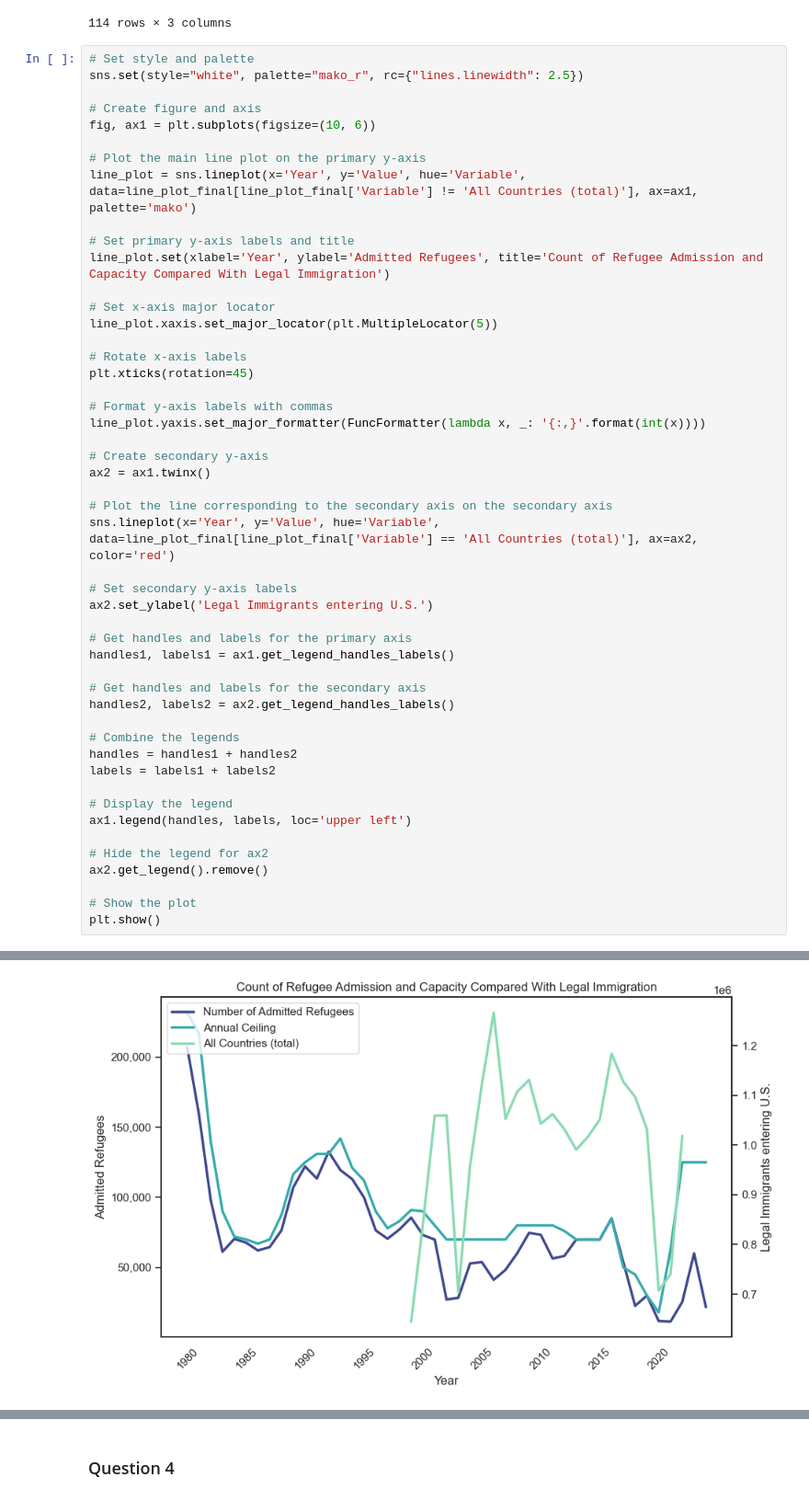
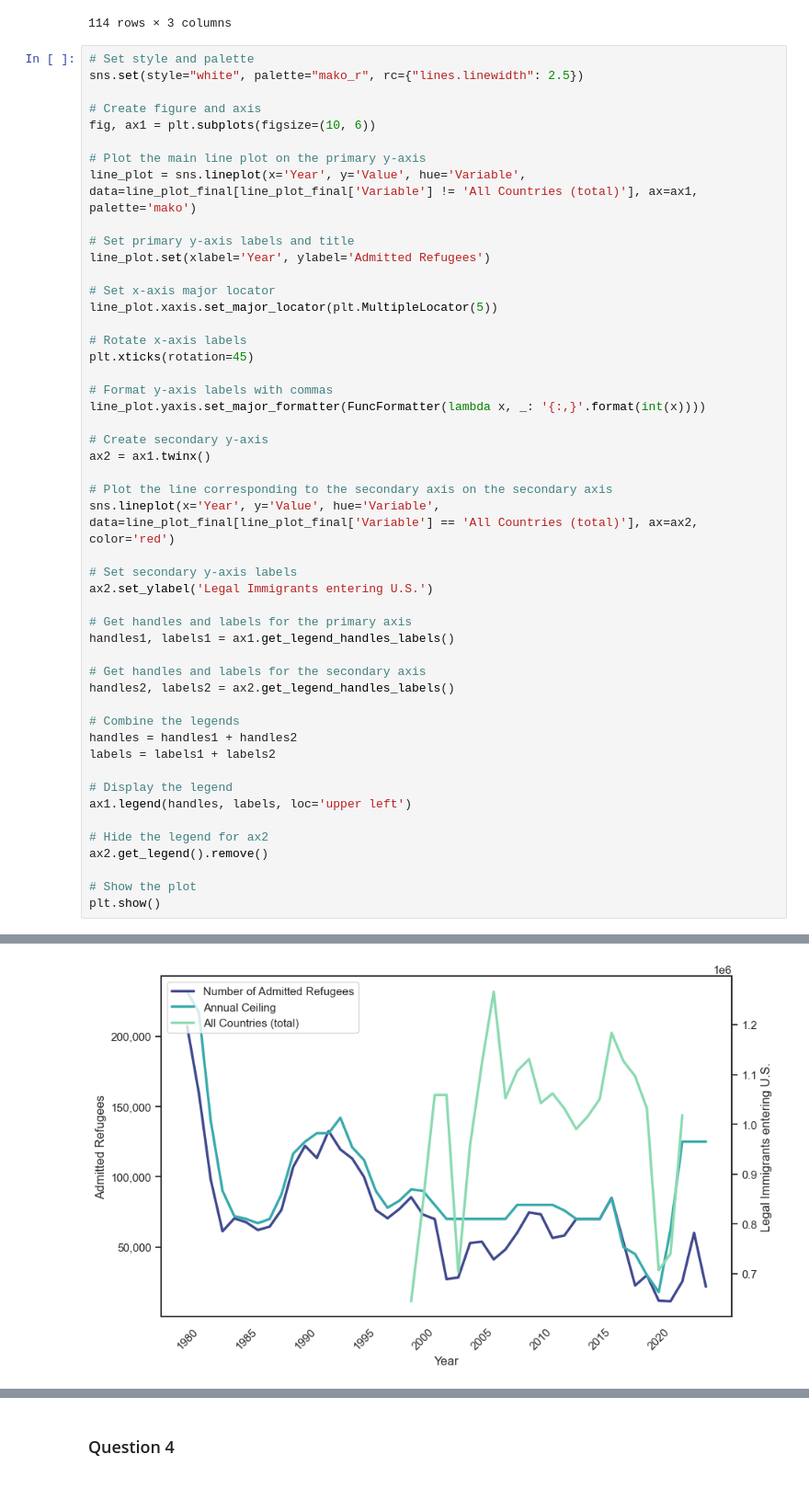
Before and after one commit to MaxB5282/Capstone, a Jupyter notebook: data/data exploration.ipynb, the cells around one changed output, grey strips where cells are left out. Shown at 92% size. Saved outputs shown, nothing was run; the diff lists cells and outputs as text.

```diff
--- a/data/data exploration.ipynb
+++ b/data/data exploration.ipynb
@@ -522,7 +515,7 @@ fig, ax1 = plt.subplots(figsize=(10, 6))
 line_plot = sns.lineplot(x='Year', y='Value', hue='Variable', data=line_plot_final[line_plot_final['Variable'] != 'All Countries (total)'], ax=ax1, palette='mako')
 
 # Set primary y-axis labels and title
-line_plot.set(xlabel='Year', ylabel='Admitted Refugees', title='Count of Refugee Admission and Capacity Compared With Legal Immigration')
+line_plot.set(xlabel='Year', ylabel='Admitted Refugees')
 
 # Set x-axis major locator
 line_plot.xaxis.set_major_locator(plt.MultipleLocator(5))
@@ -544,31 +537,31 @@ ax2.set_ylabel('Legal Immigrants entering U.S.')
 
 # Get handles and labels for the primary axis
 handles1, labels1 = ax1.get_legend_handles_labels()
 
 # Get handles and labels for the secondary axis
 handles2, labels2 = ax2.get_legend_handles_labels()
 
 # Combine the legends
 handles = handles1 + handles2
 labels = labels1 + labels2
 
 # Display the legend
 ax1.legend(handles, labels, loc='upper left')
 
 # Hide the legend for ax2
 ax2.get_legend().remove()
 
 # Show the plot
 plt.show()
 # %% [output]
 use_inf_as_na option is deprecated and will be removed in a future version. Convert inf values to NaN before operating instead.
 
 
 use_inf_as_na option is deprecated and will be removed in a future version. Convert inf values to NaN before operating instead.
 
 
 use_inf_as_na option is deprecated and will be removed in a future version. Convert inf values to NaN before operating instead.
 
 
 use_inf_as_na option is deprecated and will be removed in a future version. Convert inf values to NaN before operating instead.
-[figure, old version]
+[figure, new version]
```
Also changed, not shown: parts of 9 cells of this notebook, 3 other files.
